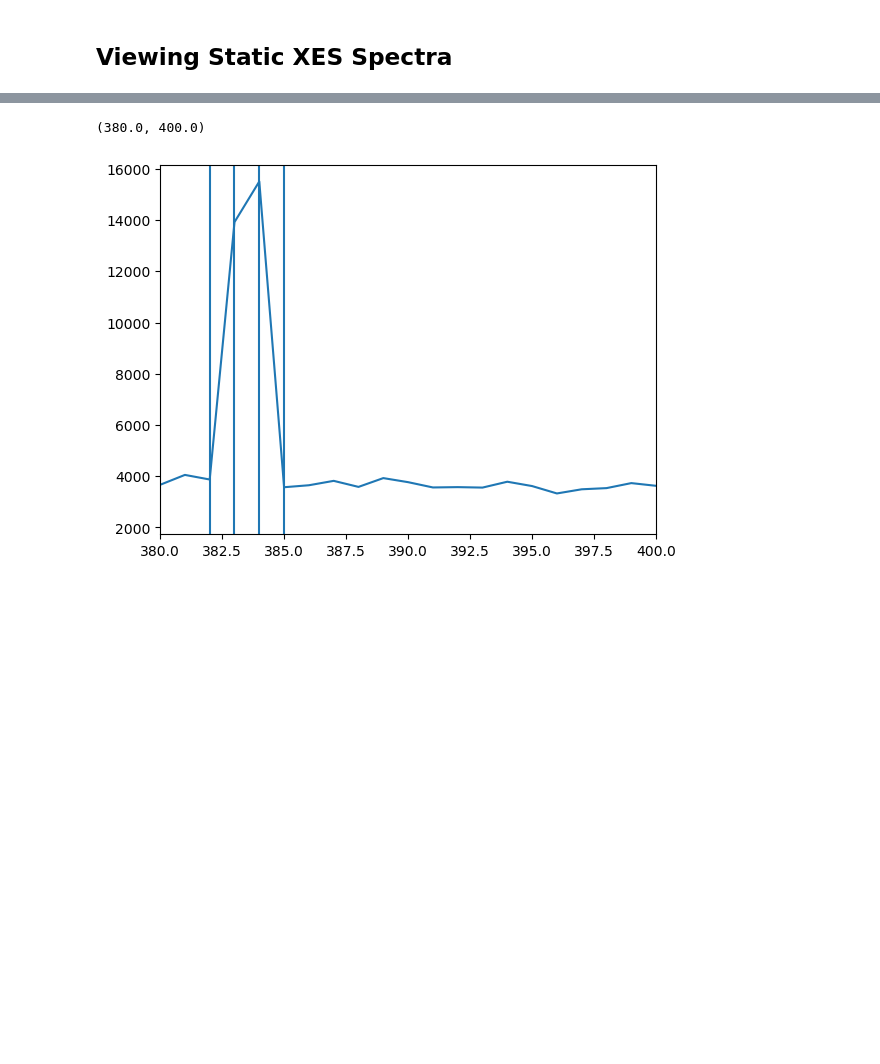
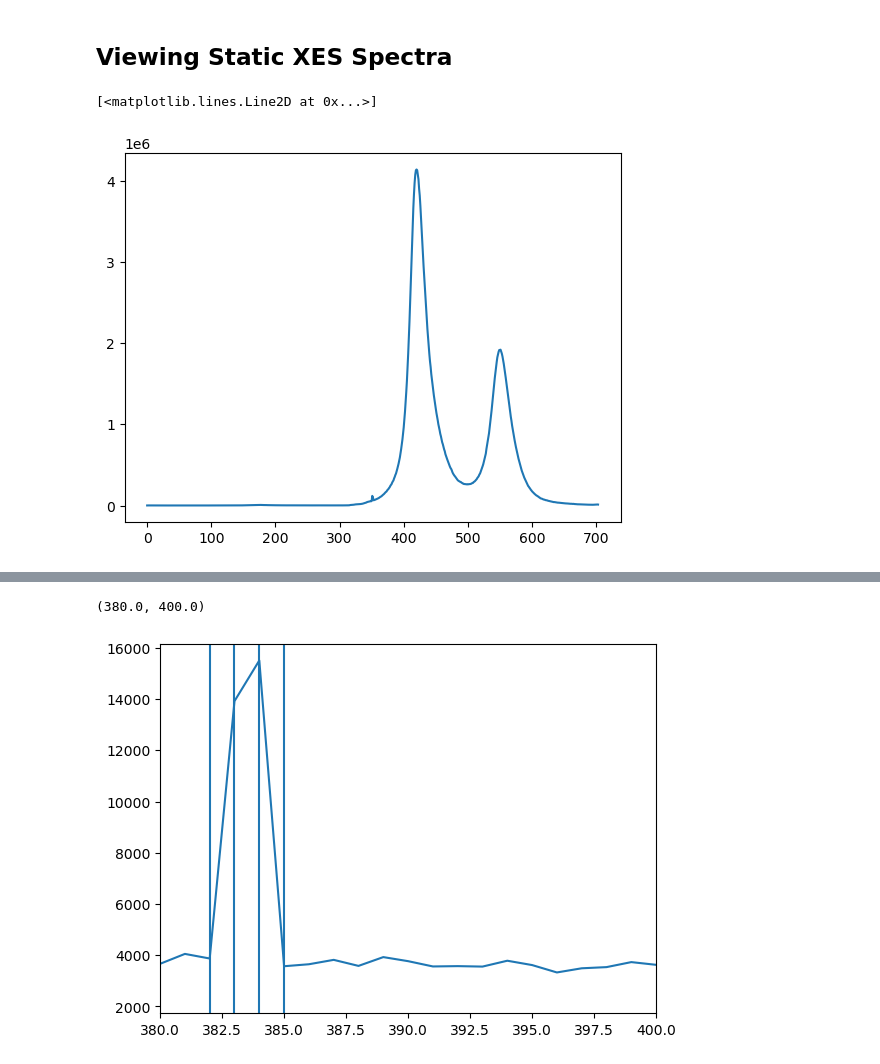
Before and after one commit to lg345/XSpect, a Jupyter notebook: XSpect_XES_examples.ipynb, the cells around one changed output, grey strips where cells are left out. Saved outputs shown, nothing was run; the diff lists cells and outputs as text; code cells hidden in the pictures; blank space fills up the shorter version.

Commit message:
XES diagnostics notebook with all analysis steps

```diff
--- a/XSpect_XES_examples.ipynb
+++ b/XSpect_XES_examples.ipynb
@@ -21,0 +24,9 @@ import XSpect.XSpect_Visualization
+# %%
+xes=XSpect.XSpect_Controller.XESBatchAnalysisRotation()
+xes.key_epix=['epix100/ROI_area']
+xes.adu_cutoff=3.0
+xes.angle=0
+#xes.transpose=True
+#xes.pixels_to_patch=[382,383,384,385]#needed to change since detector is 90 degrees from standard. e.g. transposed above
+#xes.patch_mode='polynomial'
+xes.run_parser(['17'])
@@ -21,0 +37,7 @@ import XSpect.XSpect_Visualization
+# %%
+v=XSpect.XSpect_Visualization.XESVisualization()
+v.combine_static_spectra(xes_analysis=xes,xes_key='epix_ROI_1')
+plt.plot(v.summed_xes)
+# %% [output]
+[<matplotlib.lines.Line2D at 0x...>]
+[figure, added]
```
Also changed, not shown: parts of 4 cells of this notebook, 1 other file.
